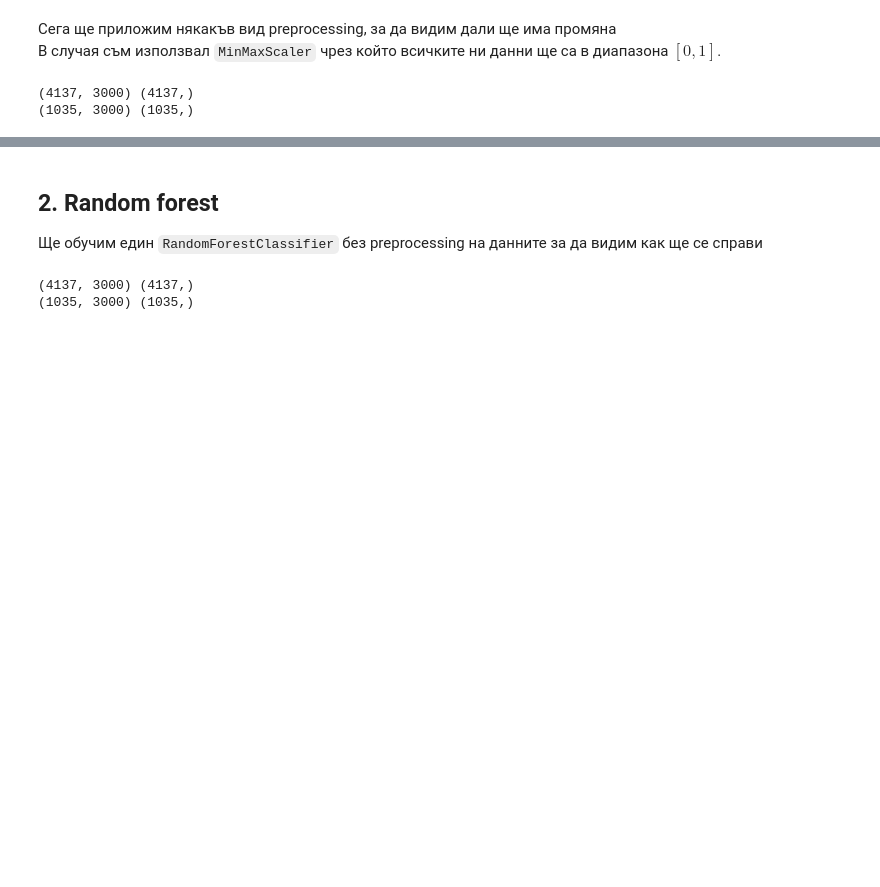
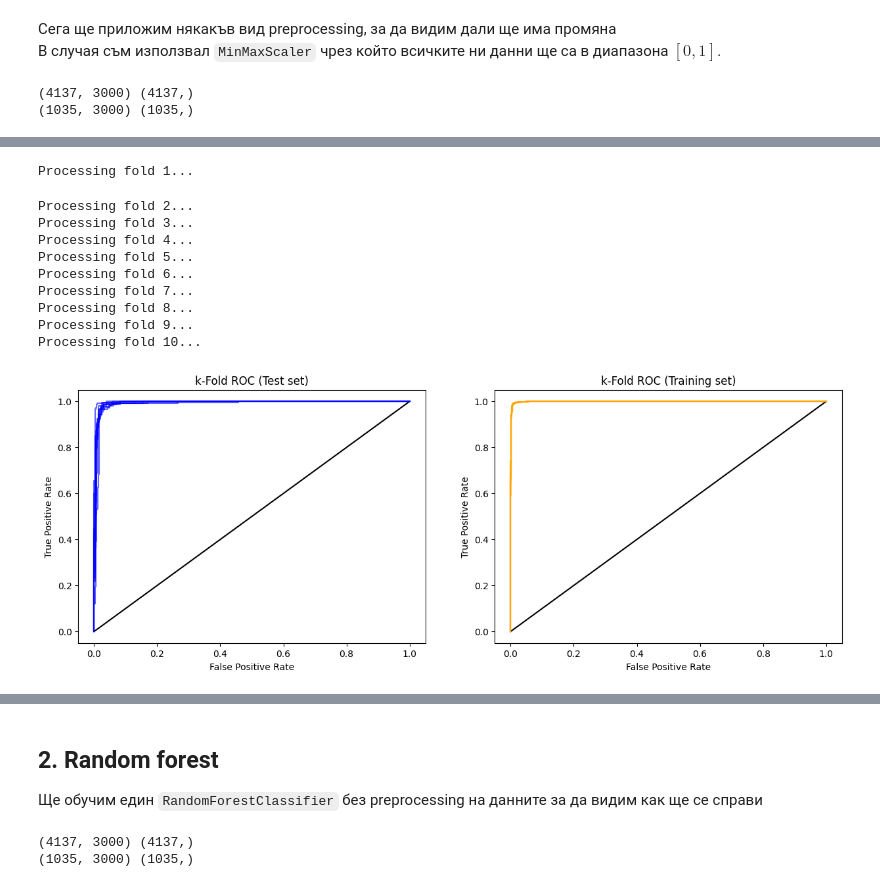
Before and after one commit to Exonault/TechnicalUniversityMastersProject, a Jupyter notebook: MachineLearning/MachineLearning/Notebooks/Project.ipynb, the cells around one changed output, grey strips where cells are left out. Cells and saved outputs as stored; diff of their text form; code cells hidden in the pictures; blank space fills up the shorter version.

```diff
--- a/MachineLearning/MachineLearning/Notebooks/Project.ipynb
+++ b/MachineLearning/MachineLearning/Notebooks/Project.ipynb
@@ -298,6 +311,18 @@ lr_metrics_train_and_test = get_metrics_train_and_test(logistic_regression, X_tr
 # %%
-# lr_k_fold = k_fold_cross_validation(logistic_regression, X_scaled, Y, plot_roc_curve=True)
+lr_k_fold = k_fold_cross_validation_classifier(logistic_regression, X_scaled, Y, plot_roc_curve=True)
 # lr_k_fold.head(10)
+# %% [output]
+Processing fold 1...
+Processing fold 2...
+Processing fold 3...
+Processing fold 4...
+Processing fold 5...
+Processing fold 6...
+Processing fold 7...
+Processing fold 8...
+Processing fold 9...
+Processing fold 10...
+[figure, added]
 # %%
 print_metrics(lr_metrics_train_and_test)
 # %% [output]
```
Also changed, not shown: parts of 36 cells of this notebook.
